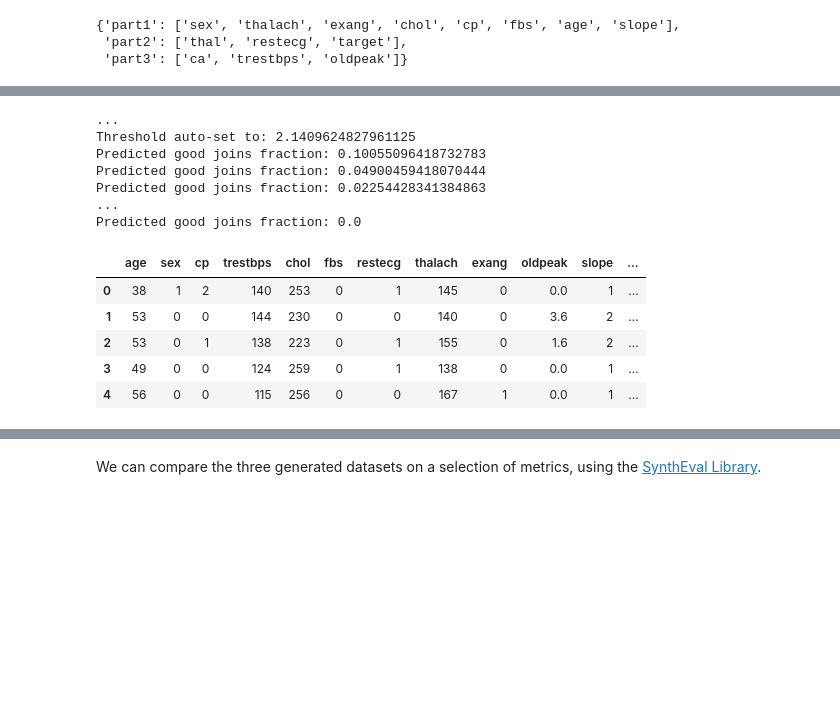
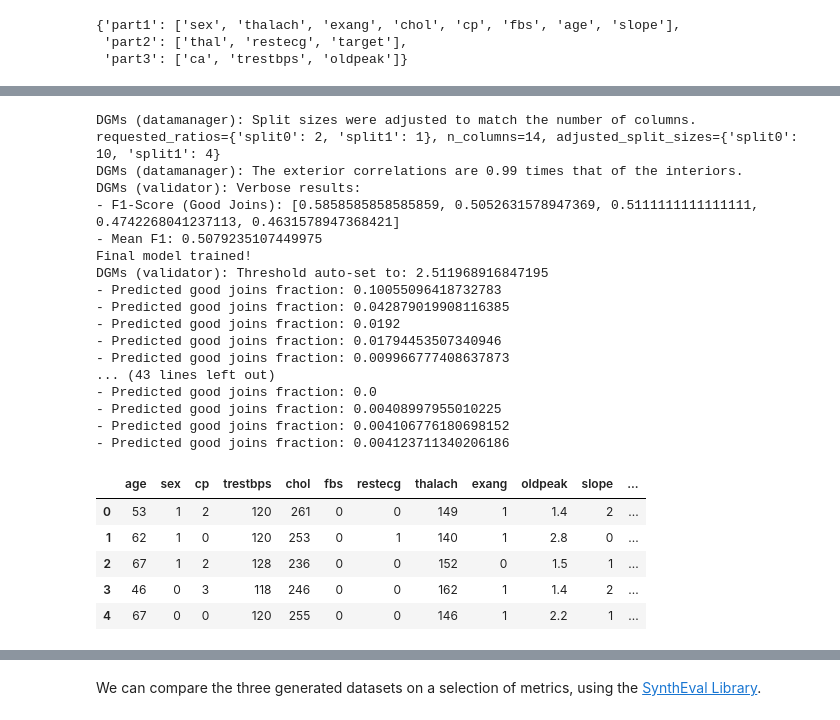
Before and after one commit to notna07/disjoint-synthetic-data-generation, a Jupyter notebook: 00_tutorial.ipynb, the cells around one changed output, grey strips where cells are left out. Drawn from its saved outputs; the diff is of its cells as text; code cells hidden in the pictures; blank space fills up the shorter version.

```diff
--- a/00_tutorial.ipynb
+++ b/00_tutorial.ipynb
@@ -133,23 +129,33 @@ Threshold auto-set to: 0.9611650485436893
 242 rows × 14 columns
 # %%
-JS = UsingJoiningValidator(OneClassValidator(), behaviour='adaptive')
+JS = UsingJoiningValidator(OneClassValidator(), behaviour='adaptive', threshold_decay=0.1)
 dgms2 = DisjointGenerativeModels(df_train, gms, joining_strategy=JS)
 
 df_syn2 = dgms2.fit_generate()
 
 df_syn2.head()
 # %% [output]
-...
-Threshold auto-set to: 2.1409624827961125
-Predicted good joins fraction: 0.10055096418732783
-Predicted good joins fraction: 0.04900459418070444
-Predicted good joins fraction: 0.02254428341384863
-...
-Predicted good joins fraction: 0.0
+DGMs (datamanager): Split sizes were adjusted to match the number of columns. requested_ratios={'split0': 2, 'split1': 1}, n_columns=14, adjusted_split_sizes={'split0': 10, 'split1': 4}
+DGMs (datamanager): The exterior correlations are 0.99 times that of the interiors.
+DGMs (validator): Verbose results:
+- F1-Score (Good Joins): [0.5858585858585859, 0.5052631578947369, 0.5111111111111111, 0.4742268041237113, 0.4631578947368421]
+- Mean F1: 0.5079235107449975
+Final model trained!
+DGMs (validator): Threshold auto-set to: 2.511968916847195
+- Predicted good joins fraction: 0.10055096418732783
+- Predicted good joins fraction: 0.042879019908116385
+- Predicted good joins fraction: 0.0192
+- Predicted good joins fraction: 0.01794453507340946
+- Predicted good joins fraction: 0.009966777408637873
+... (43 lines left out)
+- Predicted good joins fraction: 0.0
+- Predicted good joins fraction: 0.00408997955010225
+- Predicted good joins fraction: 0.004106776180698152
+- Predicted good joins fraction: 0.004123711340206186
 |  | age | sex | cp | trestbps | chol | fbs | restecg | thalach | exang | oldpeak | slope | ... |
-| 0 | 38 | 1 | 2 | 140 | 253 | 0 | 1 | 145 | 0 | 0.0 | 1 | ... |
-| 1 | 53 | 0 | 0 | 144 | 230 | 0 | 0 | 140 | 0 | 3.6 | 2 | ... |
-| 2 | 53 | 0 | 1 | 138 | 223 | 0 | 1 | 155 | 0 | 1.6 | 2 | ... |
-| 3 | 49 | 0 | 0 | 124 | 259 | 0 | 1 | 138 | 0 | 0.0 | 1 | ... |
-| 4 | 56 | 0 | 0 | 115 | 256 | 0 | 0 | 167 | 1 | 0.0 | 1 | ... |
+| 0 | 53 | 1 | 2 | 120 | 261 | 0 | 0 | 149 | 1 | 1.4 | 2 | ... |
+| 1 | 62 | 1 | 0 | 120 | 253 | 0 | 1 | 140 | 1 | 2.8 | 0 | ... |
+| 2 | 67 | 1 | 2 | 128 | 236 | 0 | 0 | 152 | 0 | 1.5 | 1 | ... |
+| 3 | 46 | 0 | 3 | 118 | 246 | 0 | 0 | 162 | 1 | 1.4 | 2 | ... |
+| 4 | 67 | 0 | 0 | 120 | 255 | 0 | 0 | 146 | 1 | 2.2 | 1 | ... |
 # %%
```
Also changed, not shown: parts of 20 cells of this notebook, 2 other files.
